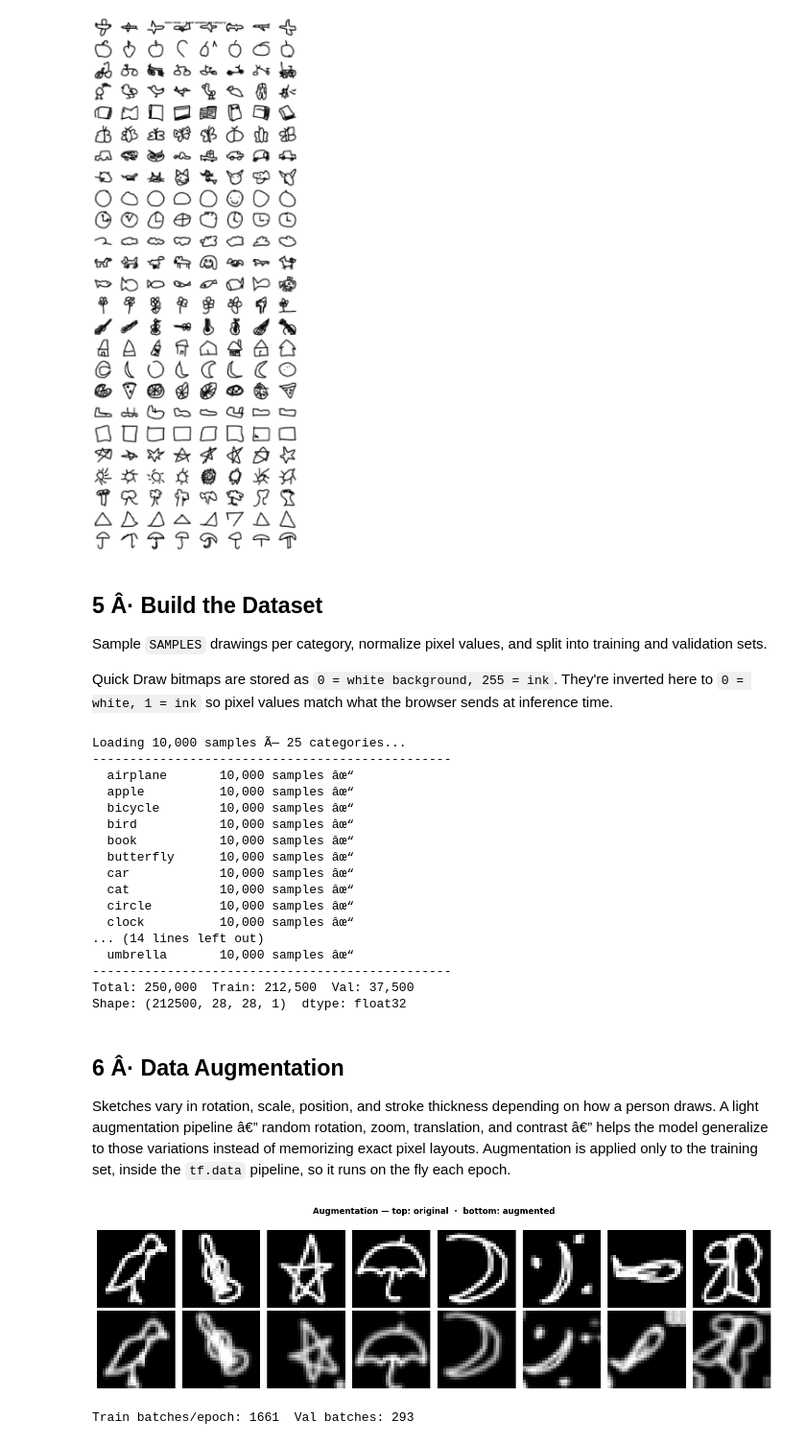
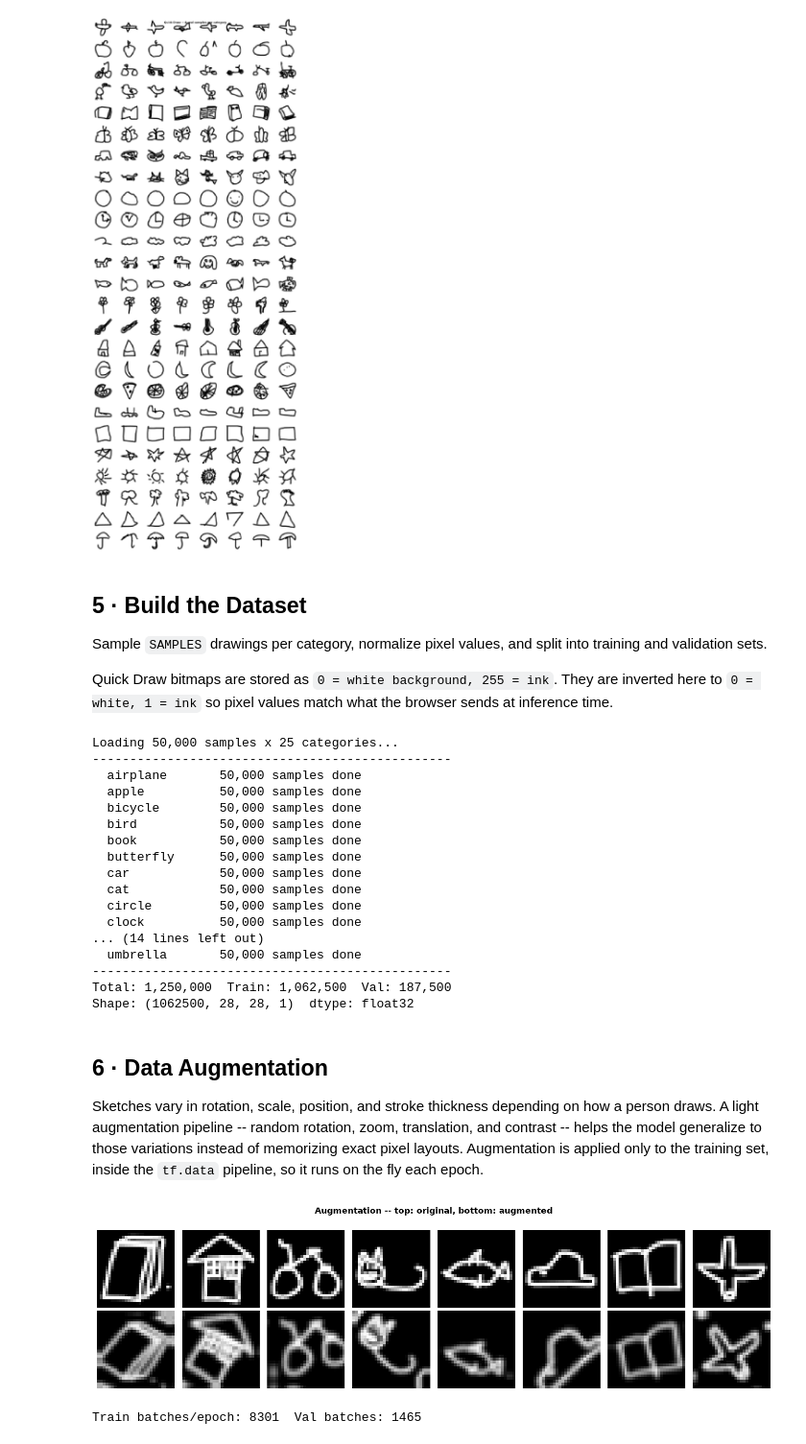
Before and after one commit to Khusu0511/NexusDraw, a Jupyter notebook: model_training/nexus_draw_cnn.ipynb, the cells around one changed output. Shown at 96% size. Saved outputs shown, nothing was run; the diff lists cells and outputs as text; code cells hidden in the pictures.

Commit message:
Tech Stack Update And Model Update

```diff
--- a/model_training/nexus_draw_cnn.ipynb
+++ b/model_training/nexus_draw_cnn.ipynb
@@ -53,7 +53,7 @@ from sklearn.metrics import classification_report, confusion_matrix
 
 warnings.filterwarnings('ignore')
 
-# 25 categories â€” must match CNN_CATS in server.js
+# 25 categories -- must match CNN_CATS in server.js
 CATEGORIES = [
     'airplane', 'apple',     'bicycle',  'bird',     'book',
     'butterfly','car',       'cat',      'circle',   'clock',
@@ -64,7 +64,7 @@ CATEGORIES = [
 
 # Hyperparameters (tuned for 95%+ accuracy)
 IMG_SIZE   = 28      # Quick Draw bitmaps are 28x28 pixels
-SAMPLES    = 10000   # samples per category
+SAMPLES    = 50000   # samples per category
 EPOCHS     = 50      # EarlyStopping halts training once it converges
 BATCH_SIZE = 128
 VAL_SPLIT  = 0.15
@@ -73,7 +73,7 @@ SEED       = 42
 # Paths
 NOTEBOOK_DIR = os.getcwd()
 CACHE_DIR    = os.path.join(NOTEBOOK_DIR, 'quickdraw_cache')
-OUTPUT_DIR   = os.path.normpath(os.path.join(NOTEBOOK_DIR, '..', 'nexus-draw', 'model'))
+OUTPUT_DIR   = os.path.normpath(os.path.join(NOTEBOOK_DIR, '..', 'frontend', 'public', 'model'))
 CKPT_PATH    = os.path.join(NOTEBOOK_DIR, 'best_model.keras')
 
 os.makedirs(CACHE_DIR, exist_ok=True)
@@ -84,7 +84,8 @@ tf.random.set_seed(SEED)
 
 gpus = tf.config.list_physical_devices('GPU')
 print(f'TensorFlow : {tf.__version__}')
-print(f'GPU        : {gpus[0].name if gpus else "None â€” CPU only (slower)"}')
+gpu_name = gpus[0].name if gpus else 'None \u2014 CPU only (slower)'
+print(f'GPU        : {gpu_name}')
 print(f'Categories : {len(CATEGORIES)}')
 print(f'Total smpl : {SAMPLES * len(CATEGORIES):,}')
 print(f'Output dir : {OUTPUT_DIR}')
@@ -149,14 +159,16 @@ All 25 files ready âœ“
 Sanity-check the downloaded data by plotting a handful of real drawings from each category.
 # %%
 fig, axes = plt.subplots(len(CATEGORIES), 8, figsize=(14, len(CATEGORIES) * 1.4))
-fig.suptitle('Quick Draw â€” 8 real samples per category', fontsize=12, fontweight='bold')
+fig.suptitle('Quick Draw -- 8 real samples per category', fontsize=12, fontweight='bold')
 
 for row, cat in enumerate(CATEGORIES):
-    data = np.load(npy[cat], mmap_mode='r')
+    data = np.load(npy[cat])
     idx = np.random.choice(len(data), 8, replace=False)
-    for col, i in enumerate(idx):
+    samples = data[idx].copy()
+    del data  # free memory immediately
+    for col in range(8):
         ax = axes[row][col]
-        ax.imshow(data[i].reshape(IMG_SIZE, IMG_SIZE), cmap='gray_r', vmin=0, vmax=255)
+        ax.imshow(samples[col].reshape(IMG_SIZE, IMG_SIZE), cmap='gray_r', vmin=0, vmax=255)
         ax.axis('off')
     axes[row][0].set_ylabel(cat, fontsize=8, rotation=0, labelpad=40, va='center')
 
@@ -165,13 +177,13 @@ plt.show()
 # %% [output]
 [figure]
 # %% [markdown]
-## 5 Â· Build the Dataset
+## 5 · Build the Dataset
 
 Sample `SAMPLES` drawings per category, normalize pixel values, and split into training and validation sets.
 
-Quick Draw bitmaps are stored as `0 = white background, 255 = ink`. They're inverted here to `0 = white, 1 = ink` so pixel values match what the browser sends at inference time.
+Quick Draw bitmaps are stored as `0 = white background, 255 = ink`. They are inverted here to `0 = white, 1 = ink` so pixel values match what the browser sends at inference time.
 # %%
-print(f'Loading {SAMPLES:,} samples Ã— {len(CATEGORIES)} categories...')
+print(f'Loading {SAMPLES:,} samples x {len(CATEGORIES)} categories...')
 print('-' * 48)
 
 X_parts, y_parts = [], []
@@ -179,13 +191,15 @@ for cat_idx, cat in enumerate(CATEGORIES):
     raw = np.load(npy[cat])
     idx = np.random.choice(len(raw), SAMPLES, replace=False)
     imgs = raw[idx].reshape(-1, IMG_SIZE, IMG_SIZE).astype(np.float32)
-    imgs = imgs / 255.0
+    del raw  # free memory
+    imgs = 1.0 - imgs / 255.0
     X_parts.append(imgs)
     y_parts.append(np.full(SAMPLES, cat_idx, dtype=np.int32))
-    print(f'  {cat:<14} {SAMPLES:,} samples âœ“')
+    print(f'  {cat:<14} {SAMPLES:,} samples done')
 
 X = np.concatenate(X_parts).reshape(-1, IMG_SIZE, IMG_SIZE, 1)
 y = np.concatenate(y_parts)
+del X_parts, y_parts  # free memory
 
 perm = np.random.permutation(len(X))
 X, y = X[perm], y[perm]
@@ -197,67 +211,67 @@ print('-' * 48)
 print(f'Total: {len(X):,}  Train: {len(X_train):,}  Val: {len(X_val):,}')
 print(f'Shape: {X_train.shape}  dtype: {X_train.dtype}')
 # %% [output]
-Loading 10,000 samples Ã— 25 categories...
+Loading 50,000 samples x 25 categories...
 ------------------------------------------------
-  airplane       10,000 samples âœ“
-  apple          10,000 samples âœ“
-  bicycle        10,000 samples âœ“
-  bird           10,000 samples âœ“
-  book           10,000 samples âœ“
-  butterfly      10,000 samples âœ“
-  car            10,000 samples âœ“
-  cat            10,000 samples âœ“
-  circle         10,000 samples âœ“
-  clock          10,000 samples âœ“
+  airplane       50,000 samples done
+  apple          50,000 samples done
+  bicycle        50,000 samples done
+  bird           50,000 samples done
+  book           50,000 samples done
+  butterfly      50,000 samples done
+  car            50,000 samples done
+  cat            50,000 samples done
+  circle         50,000 samples done
+  clock          50,000 samples done
 ... (14 lines left out)
-  umbrella       10,000 samples âœ“
+  umbrella       50,000 samples done
 ------------------------------------------------
-Total: 250,000  Train: 212,500  Val: 37,500
-Shape: (212500, 28, 28, 1)  dtype: float32
+Total: 1,250,000  Train: 1,062,500  Val: 187,500
+Shape: (1062500, 28, 28, 1)  dtype: float32
 # %% [markdown]
-## 6 Â· Data Augmentation
+## 6 · Data Augmentation
 
-Sketches vary in rotation, scale, position, and stroke thickness depending on how a person draws. A light augmentation pipeline â€” random rotation, zoom, translation, and contrast â€” helps the model generalize to those variations instead of memorizing exact pixel layouts. Augmentation is applied only to the training set, inside the `tf.data` pipeline, so it runs on the fly each epoch.
+Sketches vary in rotation, scale, position, and stroke thickness depending on how a person draws. A light augmentation pipeline -- random rotation, zoom, translation, and contrast -- helps the model generalize to those variations instead of memorizing exact pixel layouts. Augmentation is applied only to the training set, inside the `tf.data` pipeline, so it runs on the fly each epoch.
 # %%
 AUTOTUNE = tf.data.AUTOTUNE
 
 augment = keras.Sequential([
-    layers.RandomRotation(0.12),           # Â±43Â°
-    layers.RandomZoom(0.15),               # Â±15%
-    layers.RandomTranslation(0.10, 0.10),  # Â±10%
+    layers.RandomRotation(0.12),           # +/- 43 deg
+    layers.RandomZoom(0.15),               # +/- 15%
+    layers.RandomTranslation(0.10, 0.10),  # +/- 10%
     layers.RandomContrast(0.15),           # handles thick/thin strokes
 ], name='augmentation')
 
 def make_ds(X, y, training=False):
     ds = tf.data.Dataset.from_tensor_slices((X, y))
     if training:
         ds = ds.shuffle(12000, seed=SEED)
         ds = ds.batch(BATCH_SIZE).map(
             lambda x, lbl: (augment(x, training=True), lbl),
             num_parallel_calls=AUTOTUNE)
     else:
         ds = ds.batch(BATCH_SIZE)
     return ds.prefetch(AUTOTUNE)
 
 train_ds = make_ds(X_train, y_train, training=True)
 val_ds   = make_ds(X_val,   y_val,   training=False)
 
 # Preview a few augmented samples
 sample8 = X_train[:8]
 aug8 = augment(sample8, training=True).numpy()
 
 fig, axes = plt.subplots(2, 8, figsize=(14, 4))
-fig.suptitle('Augmentation â€” top: original  Â·  bottom: augmented', fontweight='bold')
+fig.suptitle('Augmentation -- top: original, bottom: augmented', fontweight='bold')
 for col in range(8):
     axes[0][col].imshow(sample8[col].squeeze(), cmap='gray_r', vmin=0, vmax=1)
     axes[0][col].axis('off')
     axes[1][col].imshow(aug8[col].squeeze(), cmap='gray_r', vmin=0, vmax=1)
     axes[1][col].axis('off')
 plt.tight_layout()
 plt.show()
 
 print(f'Train batches/epoch: {len(train_ds)}  Val batches: {len(val_ds)}')
 # %% [output]
-[figure, old version]
+[figure, new version]
-Train batches/epoch: 1661  Val batches: 293
+Train batches/epoch: 8301  Val batches: 1465
 # %% [markdown]
```
Also changed, not shown: parts of 23 cells of this notebook, 59 other files.
